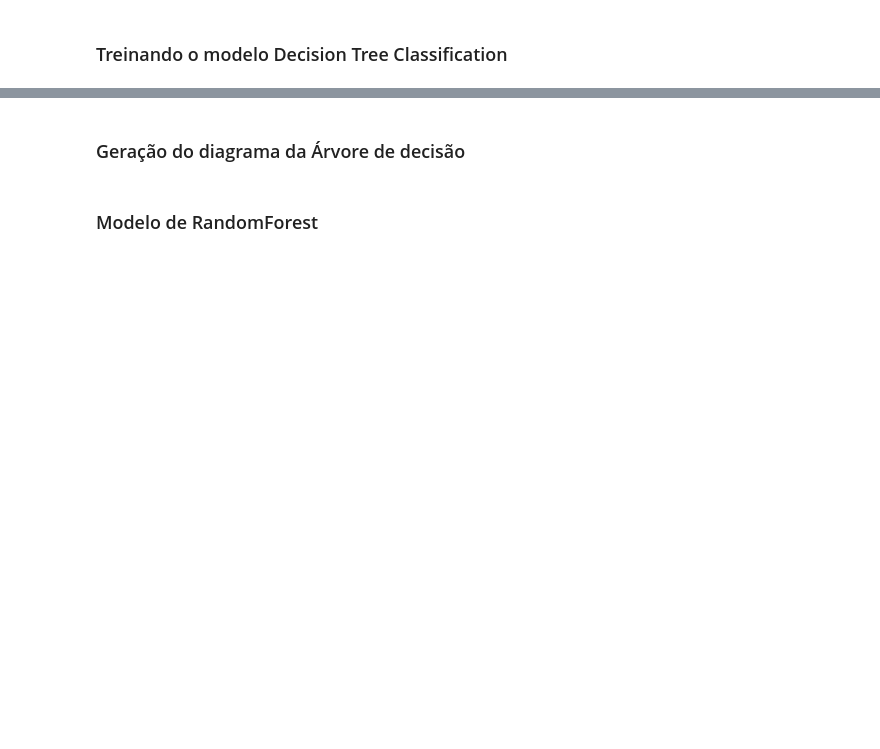
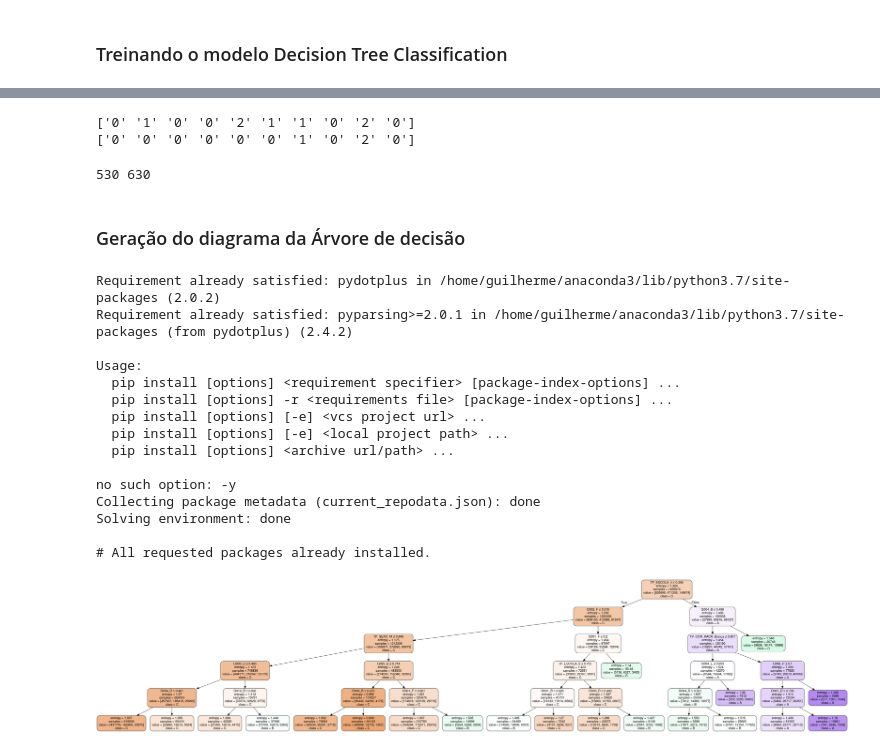
Before and after one commit to semissatto2/DataScience-Portfolio, a Jupyter notebook: 6-ENEM-Classifier/ENEM-tree.ipynb, the cells around one changed output, grey strips where cells are left out. Saved outputs shown, nothing was run; the diff lists cells and outputs as text; code cells hidden in the pictures; blank space fills up the shorter version.

```diff
--- a/6-ENEM-Classifier/ENEM-tree.ipynb
+++ b/6-ENEM-Classifier/ENEM-tree.ipynb
@@ -343,15 +299,13 @@ nota_q3 = 660
 # %%
-def classe_abcd(nota_media, q1, q2, q3):
+def classe_abcd(nota_media, q1, q2):
     if nota_media < q1:
         return '0'
     elif nota_media < q2:
         return '1'
-    elif nota_media < q3:
+    else:
         return '2'
-    else:
-        return '3'
 # %%
-df['CLASSE_NOTA'] = df.apply(lambda x: classe_abcd(x['NOTA_MEDIA'], nota_q1, nota_q2, nota_q3), axis=1)
+df['CLASSE_NOTA'] = df.apply(lambda x: classe_abcd(x['NOTA_MEDIA'], nota_q1, nota_q2), axis=1)
 # %%
 df['CLASSE_NOTA'].value_counts()
 # %% [output]
@@ -434,8 +381,8 @@ Uma árvore de decisão envolve muitos parâmetros. Dentre eles:
 # %%
 # Setup the parameters and distributions to sample from: param_dist
-param_dist = {"max_depth": np.arange(1, 25, 1),
-              "max_features": np.arange(3, 25, 1),
-              "min_samples_leaf": [1000, 2000, 5000],
+param_dist = {"max_depth": np.arange(1, 10, 1),
+              "max_features": np.arange(3, 12, 1),
+              "min_samples_leaf": [50, 100, 500, 1000, 2000, 5000],
               "criterion": ["gini", "entropy"],
               "splitter": ['best', 'random']}
 
@@ -443,7 +390,7 @@ param_dist = {"max_depth": np.arange(1, 25, 1),
 tree = DecisionTreeClassifier()
 
 # Instantiate the RandomizedSearchCV object: tree_cv
-tree_cv = RandomizedSearchCV(tree, param_dist, cv =5)
+tree_cv = RandomizedSearchCV(tree, param_dist, cv = 5)
 
 # Fit it to the data
 tree_cv.fit(X_train, Y_train)
@@ -464,5 +407,5 @@ np.sqrt(X_train.shape[1])
 # %%
-tree = DecisionTreeClassifier(splitter = 'random', criterion = 'gini', max_features = 67, max_depth = 28, min_samples_leaf = 137)
+tree = DecisionTreeClassifier(splitter = 'random', criterion = 'entropy', max_features = 8, max_depth = 5, min_samples_leaf = 5000)
 tree.fit(X_train, Y_train)
 y_pred = tree.predict(X_test)
 # %%
@@ -473,3 +416,6 @@ Accuracy: 0.47675393063077715
 # %%
-print(Y_test[:10])
-print(y_pred[:10])
+print(Y_test[110:120])
+print(y_pred[110:120])
+# %% [output]
+['0' '1' '0' '0' '2' '1' '1' '0' '2' '0']
+['0' '0' '0' '0' '0' '0' '1' '0' '2' '0']
@@ -478,19 +422,41 @@ print(nota_q1, nota_q2, nota_q3)
+# %%
+print(nota_q1, nota_q2)
+# 55% com notas 500 e 610
+# 61% com notas 530 e 630
+# %% [output]
+530 630
 # %% [markdown]
 ### Geração do diagrama da Árvore de decisão
 # %%
-#!pip install pydotplus
-#!pip install graphviz
+!pip install pydotplus
+!pip install graphviz -y
+!conda install graphviz -y
 from sklearn.externals.six import StringIO
 from IPython.display import Image
 from sklearn.tree import export_graphviz
 import pydotplus
 dot_data = StringIO()
 feature_cols = df.drop(columns_to_drop_x, axis=1).columns
 export_graphviz(tree, out_file=dot_data,
                 filled=True, rounded=True,
-                special_characters=True, feature_names = feature_cols,class_names=['D','C', 'B', 'A'])
+                special_characters=True, feature_names = feature_cols,class_names=['C', 'B', 'A'])
 graph = pydotplus.graph_from_dot_data(dot_data.getvalue())
 graph.write_png('tree-ENEM.png')
 Image(graph.create_png())
+# %% [output]
+Requirement already satisfied: pydotplus in /home/guilherme/anaconda3/lib/python3.7/site-packages (2.0.2)
+Requirement already satisfied: pyparsing>=2.0.1 in /home/guilherme/anaconda3/lib/python3.7/site-packages (from pydotplus) (2.4.2)
+
+Usage:
+  pip install [options] <requirement specifier> [package-index-options] ...
+  pip install [options] -r <requirements file> [package-index-options] ...
+  pip install [options] [-e] <vcs project url> ...
+  pip install [options] [-e] <local project path> ...
+  pip install [options] <archive url/path> ...
+
+no such option: -y
+Collecting package metadata (current_repodata.json): done
+Solving environment: done
+
+# All requested packages already installed.
+[figure, added]
-# %% [markdown]
-### Modelo de RandomForest
```
Also changed, not shown: parts of 44 cells of this notebook, 2 other files.
